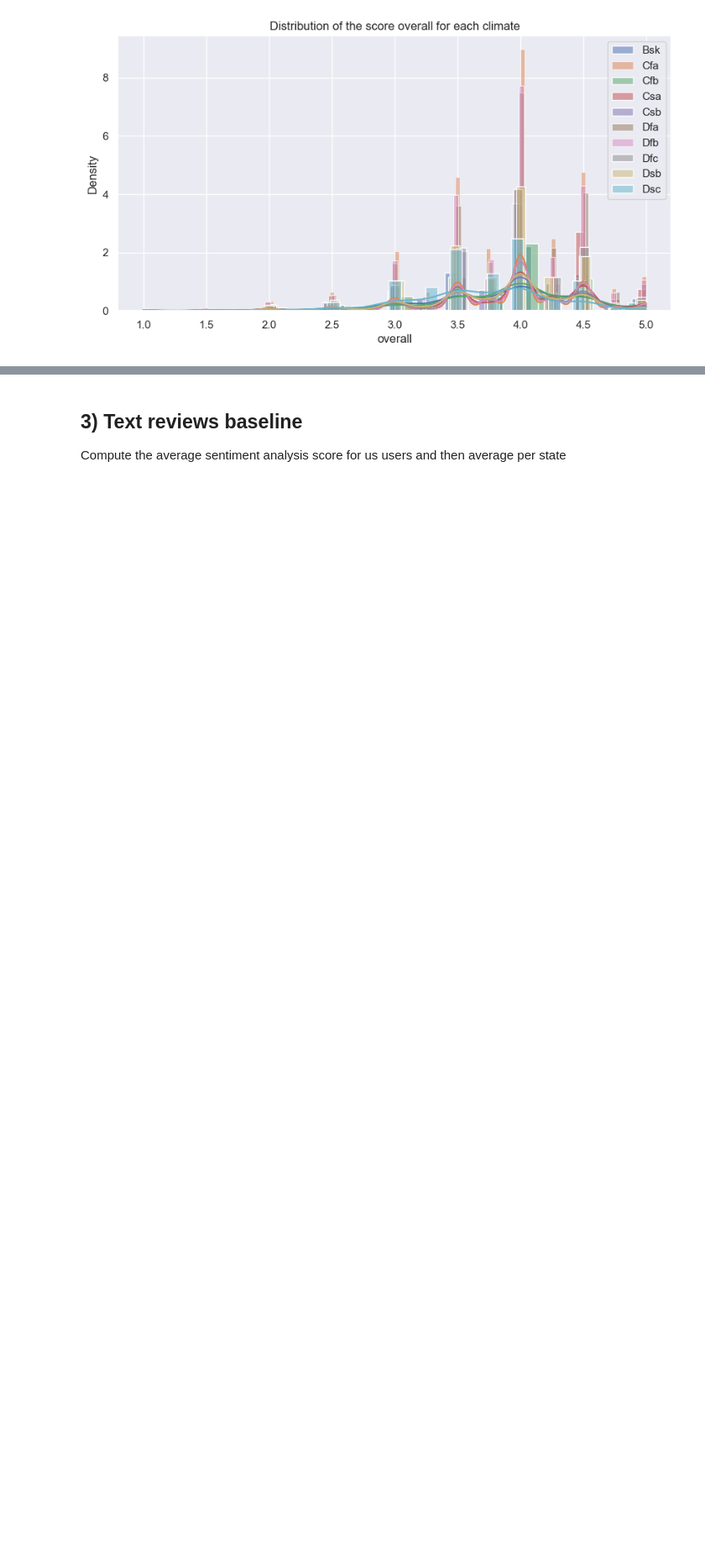
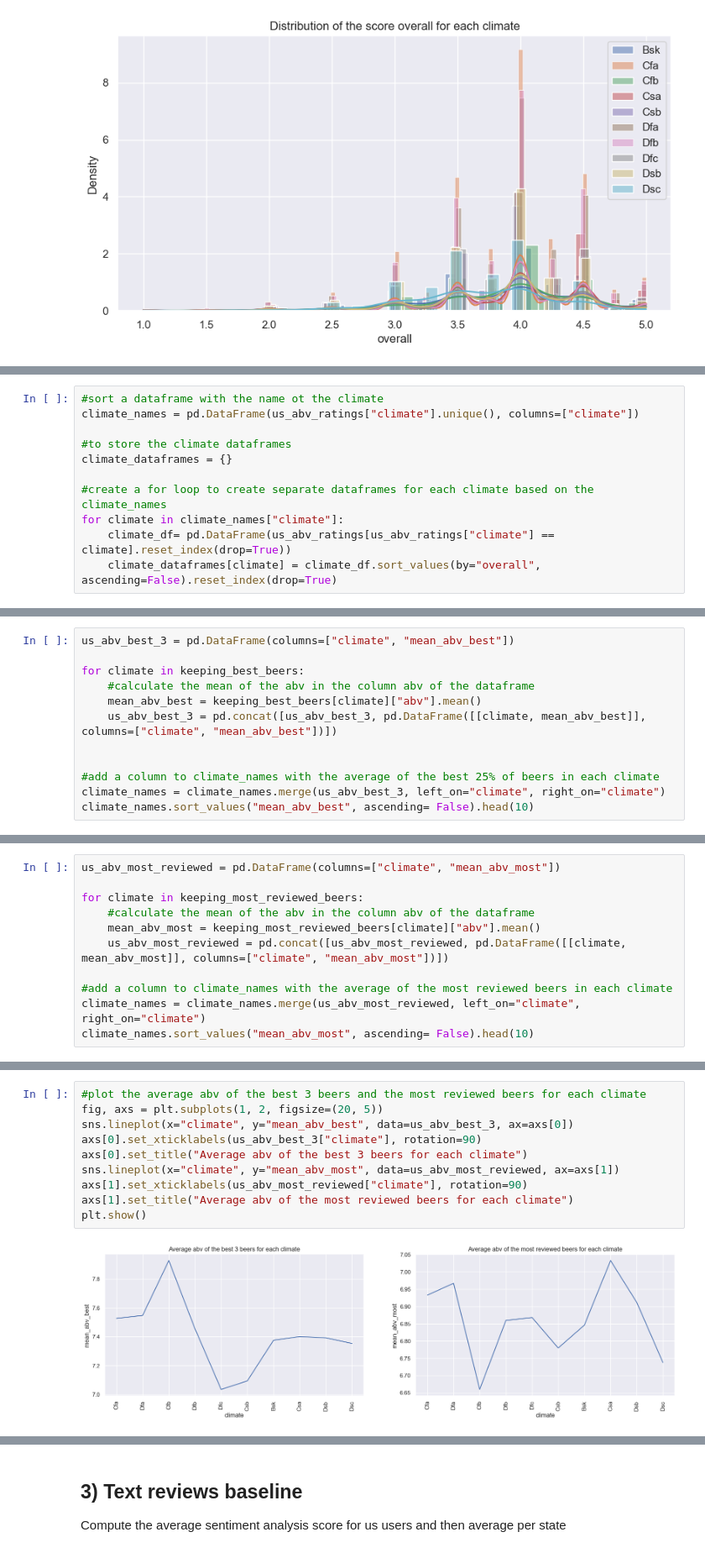
Before and after one commit to epfl-ada/ada-2023-project-riskybiscuits, a Jupyter notebook: main2_0.ipynb, the cells around one changed output, grey strips where cells are left out. Shown at 84% size. Cells and saved outputs as stored; diff of their text form; blank space fills up the shorter version.

```diff
--- a/main2_0.ipynb
+++ b/main2_0.ipynb
@@ -483,0 +515,11 @@ display(data_to_plot)
+# %%
+#sort a dataframe with the name ot the climate
+climate_names = pd.DataFrame(us_abv_ratings["climate"].unique(), columns=["climate"])
+
+#to store the climate dataframes
+climate_dataframes = {}
+
+#create a for loop to create separate dataframes for each climate based on the climate_names
+for climate in climate_names["climate"]:
+    climate_df= pd.DataFrame(us_abv_ratings[us_abv_ratings["climate"] == climate].reset_index(drop=True))
+    climate_dataframes[climate] = climate_df.sort_values(by="overall", ascending=False).reset_index(drop=True)
@@ -483,0 +553,12 @@ display(data_to_plot)
+# %%
+us_abv_best_3 = pd.DataFrame(columns=["climate", "mean_abv_best"])
+
+for climate in keeping_best_beers:
+    #calculate the mean of the abv in the column abv of the dataframe
+    mean_abv_best = keeping_best_beers[climate]["abv"].mean()
+    us_abv_best_3 = pd.concat([us_abv_best_3, pd.DataFrame([[climate, mean_abv_best]], columns=["climate", "mean_abv_best"])])
+
+
+#add a column to climate_names with the average of the best 25% of beers in each climate
+climate_names = climate_names.merge(us_abv_best_3, left_on="climate", right_on="climate")
+climate_names.sort_values("mean_abv_best", ascending= False).head(10)
@@ -483,0 +617,11 @@ display(data_to_plot)
+# %%
+us_abv_most_reviewed = pd.DataFrame(columns=["climate", "mean_abv_most"])
+
+for climate in keeping_most_reviewed_beers:
+    #calculate the mean of the abv in the column abv of the dataframe
+    mean_abv_most = keeping_most_reviewed_beers[climate]["abv"].mean()
+    us_abv_most_reviewed = pd.concat([us_abv_most_reviewed, pd.DataFrame([[climate, mean_abv_most]], columns=["climate", "mean_abv_most"])])
+
+#add a column to climate_names with the average of the most reviewed beers in each climate
+climate_names = climate_names.merge(us_abv_most_reviewed, left_on="climate", right_on="climate")
+climate_names.sort_values("mean_abv_most", ascending= False).head(10)
@@ -483,0 +640,12 @@ display(data_to_plot)
+# %%
+#plot the average abv of the best 3 beers and the most reviewed beers for each climate
+fig, axs = plt.subplots(1, 2, figsize=(20, 5))
+sns.lineplot(x="climate", y="mean_abv_best", data=us_abv_best_3, ax=axs[0])
+axs[0].set_xticklabels(us_abv_best_3["climate"], rotation=90)
+axs[0].set_title("Average abv of the best 3 beers for each climate")
+sns.lineplot(x="climate", y="mean_abv_most", data=us_abv_most_reviewed, ax=axs[1])
+axs[1].set_xticklabels(us_abv_most_reviewed["climate"], rotation=90)
+axs[1].set_title("Average abv of the most reviewed beers for each climate")
+plt.show()
+# %% [output]
+[figure, added]
```
Also changed, not shown: parts of 21 cells of this notebook, 1 other file.
